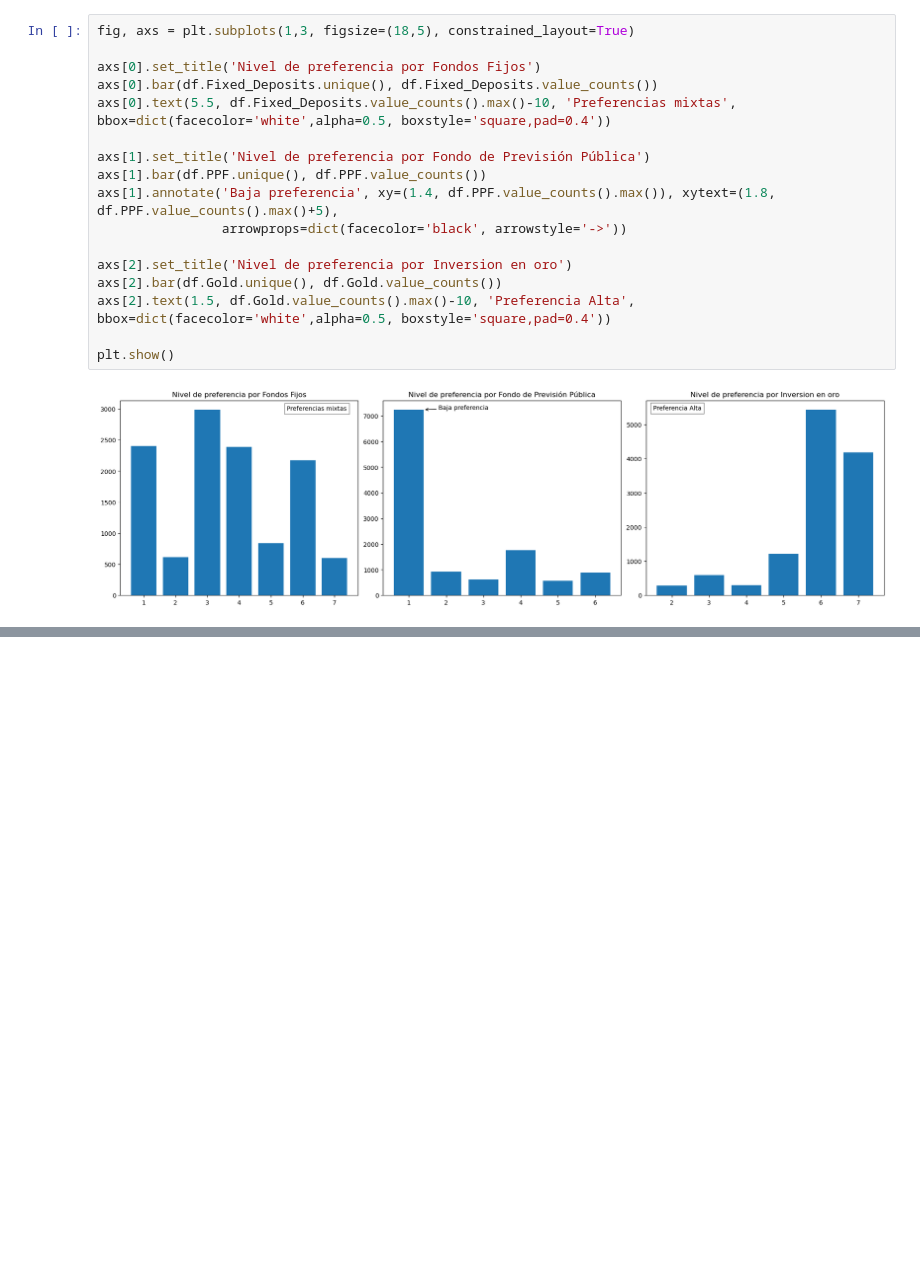
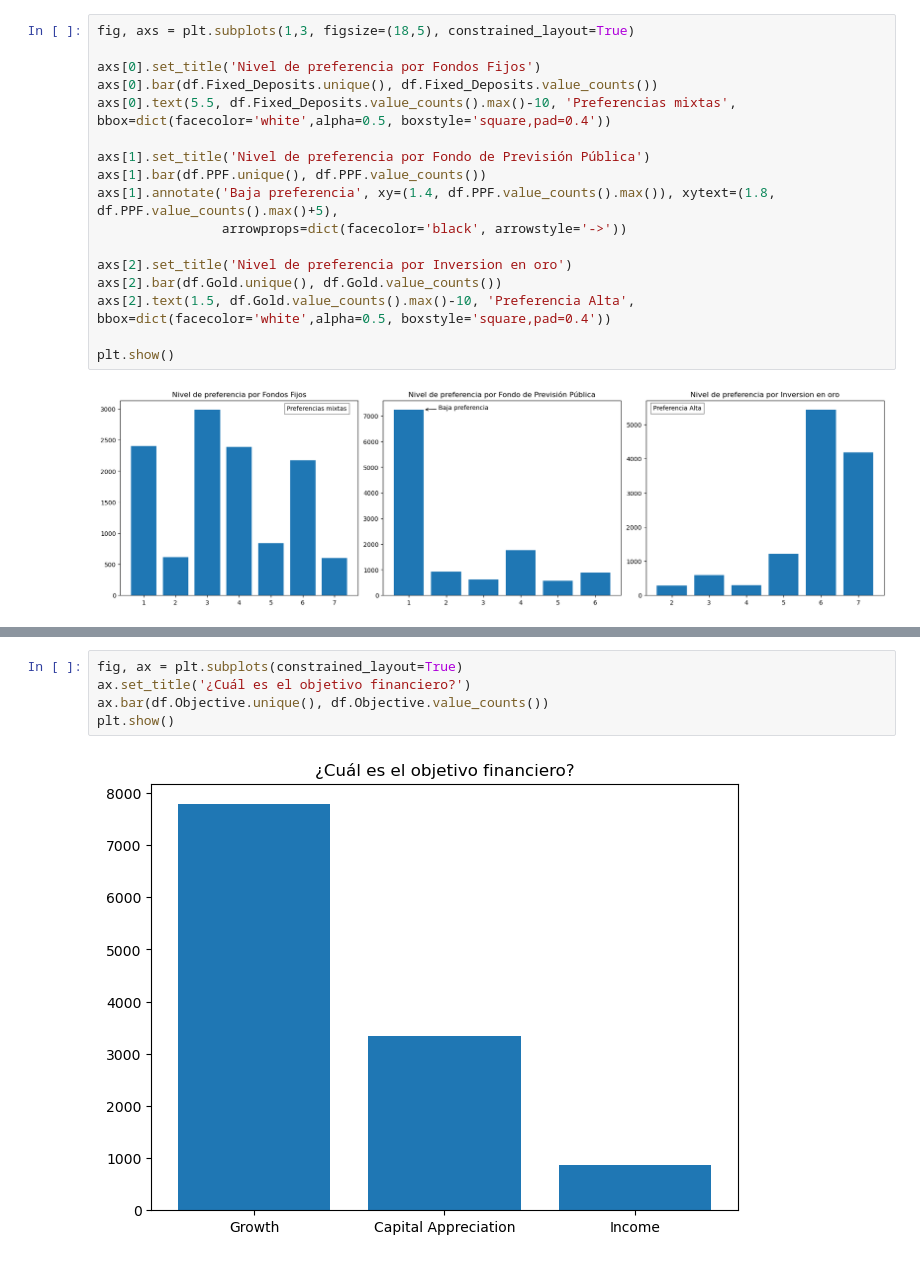
Before and after one commit to Sts87/data-analysis, a Jupyter notebook: 00-finance-trends/finance_trends.ipynb, the cells around one changed output, grey strips where cells are left out. Saved outputs shown, nothing was run; the diff lists cells and outputs as text; blank space fills up the shorter version.

```diff
--- a/00-finance-trends/finance_trends.ipynb
+++ b/00-finance-trends/finance_trends.ipynb
@@ -217,0 +225,7 @@ plt.show()
+# %%
+fig, ax = plt.subplots(constrained_layout=True)
+ax.set_title('¿Cuál es el objetivo financiero?')
+ax.bar(df.Objective.unique(), df.Objective.value_counts())
+plt.show()
+# %% [output]
+[figure, added]
```
Also changed, not shown: parts of 4 cells of this notebook.
